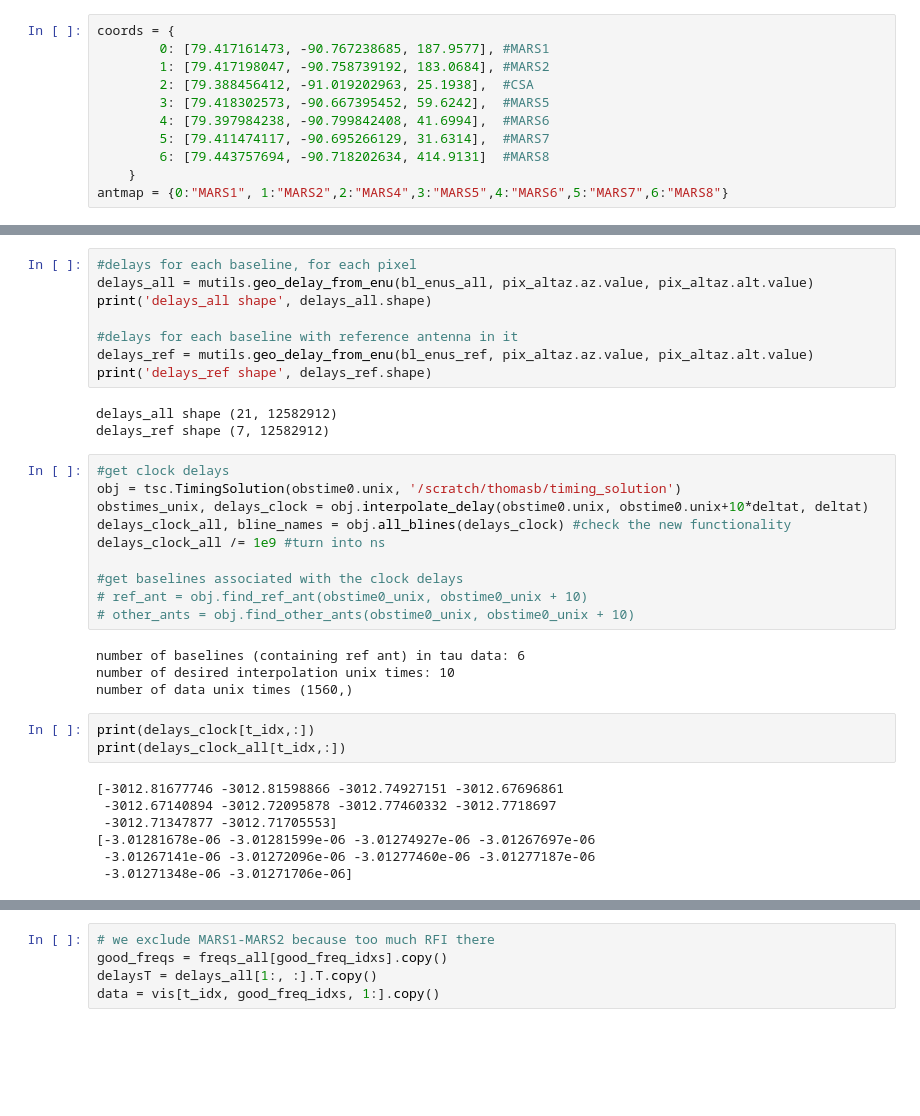
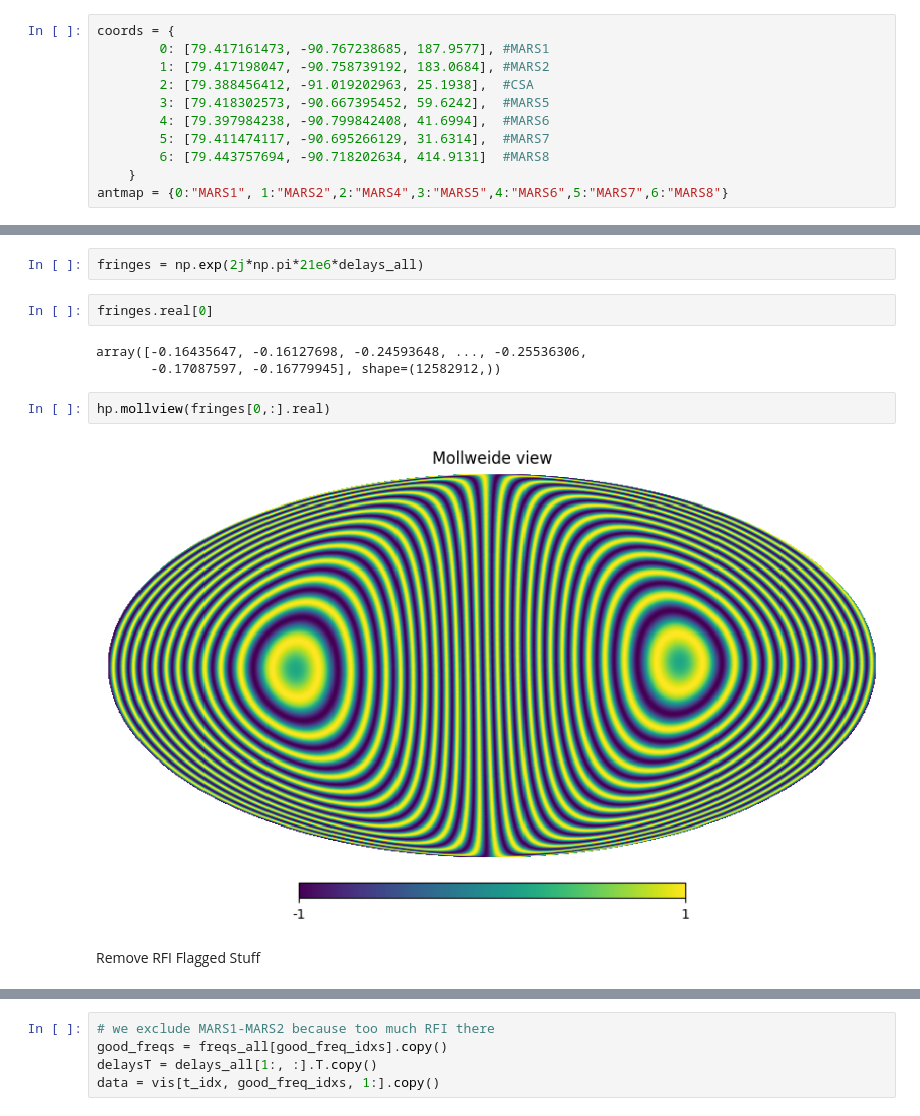
Before and after one commit to ALBATROS-Experiment/albatros_analysis, a Jupyter notebook: scripts/mapmaking/dirty_map_tutorial.ipynb, the cells around one changed output, grey strips where cells are left out. Cells and saved outputs as stored; diff of their text form; blank space fills up the shorter version.

Commit message:
bunch of map stuff

```diff
--- a/scripts/mapmaking/dirty_map_tutorial.ipynb
+++ b/scripts/mapmaking/dirty_map_tutorial.ipynb
@@ -161,38 +186,16 @@ bl_enus_ref =  mutils.get_all_bls(coords,np.arange(len(coords)), enu=True, refon
-# %%
-#delays for each baseline, for each pixel
-delays_all = mutils.geo_delay_from_enu(bl_enus_all, pix_altaz.az.value, pix_altaz.alt.value)
-print('delays_all shape', delays_all.shape)
-
-#delays for each baseline with reference antenna in it
-delays_ref = mutils.geo_delay_from_enu(bl_enus_ref, pix_altaz.az.value, pix_altaz.alt.value)
-print('delays_ref shape', delays_ref.shape)
-# %% [output]
-delays_all shape (21, 12582912)
-delays_ref shape (7, 12582912)
-# %%
-#get clock delays
-obj = tsc.TimingSolution(obstime0.unix, '/scratch/thomasb/timing_solution')
-obstimes_unix, delays_clock = obj.interpolate_delay(obstime0.unix, obstime0.unix+10*deltat, deltat)
-delays_clock_all, bline_names = obj.all_blines(delays_clock) #check the new functionality
-delays_clock_all /= 1e9 #turn into ns
-
-#get baselines associated with the clock delays
-# ref_ant = obj.find_ref_ant(obstime0_unix, obstime0_unix + 10)
-# other_ants = obj.find_other_ants(obstime0_unix, obstime0_unix + 10)
-# %% [output]
-number of baselines (containing ref ant) in tau data: 6
-number of desired interpolation unix times: 10
-number of data unix times (1560,)
-# %%
-print(delays_clock[t_idx,:])
-print(delays_clock_all[t_idx,:])
-# %% [output]
-[-3012.81677746 -3012.81598866 -3012.74927151 -3012.67696861
- -3012.67140894 -3012.72095878 -3012.77460332 -3012.7718697
- -3012.71347877 -3012.71705553]
-[-3.01281678e-06 -3.01281599e-06 -3.01274927e-06 -3.01267697e-06
- -3.01267141e-06 -3.01272096e-06 -3.01277460e-06 -3.01277187e-06
- -3.01271348e-06 -3.01271706e-06]
+# %%
+fringes = np.exp(2j*np.pi*21e6*delays_all)
+# %%
+fringes.real[0]
+# %% [output]
+array([-0.16435647, -0.16127698, -0.24593648, ..., -0.25536306,
+       -0.17087597, -0.16779945], shape=(12582912,))
+# %%
+hp.mollview(fringes[0,:].real)
+# %% [output]
+[figure, added]
+# %% [markdown]
+Remove RFI Flagged Stuff
 # %%
 # RFI/corruption flagging
 good_freq_idxs = np.bitwise_and.reduce(cnt[t_idx,:,1:]>0, axis=1)
```
Also changed, not shown: parts of 25 cells of this notebook, 32 other files.
